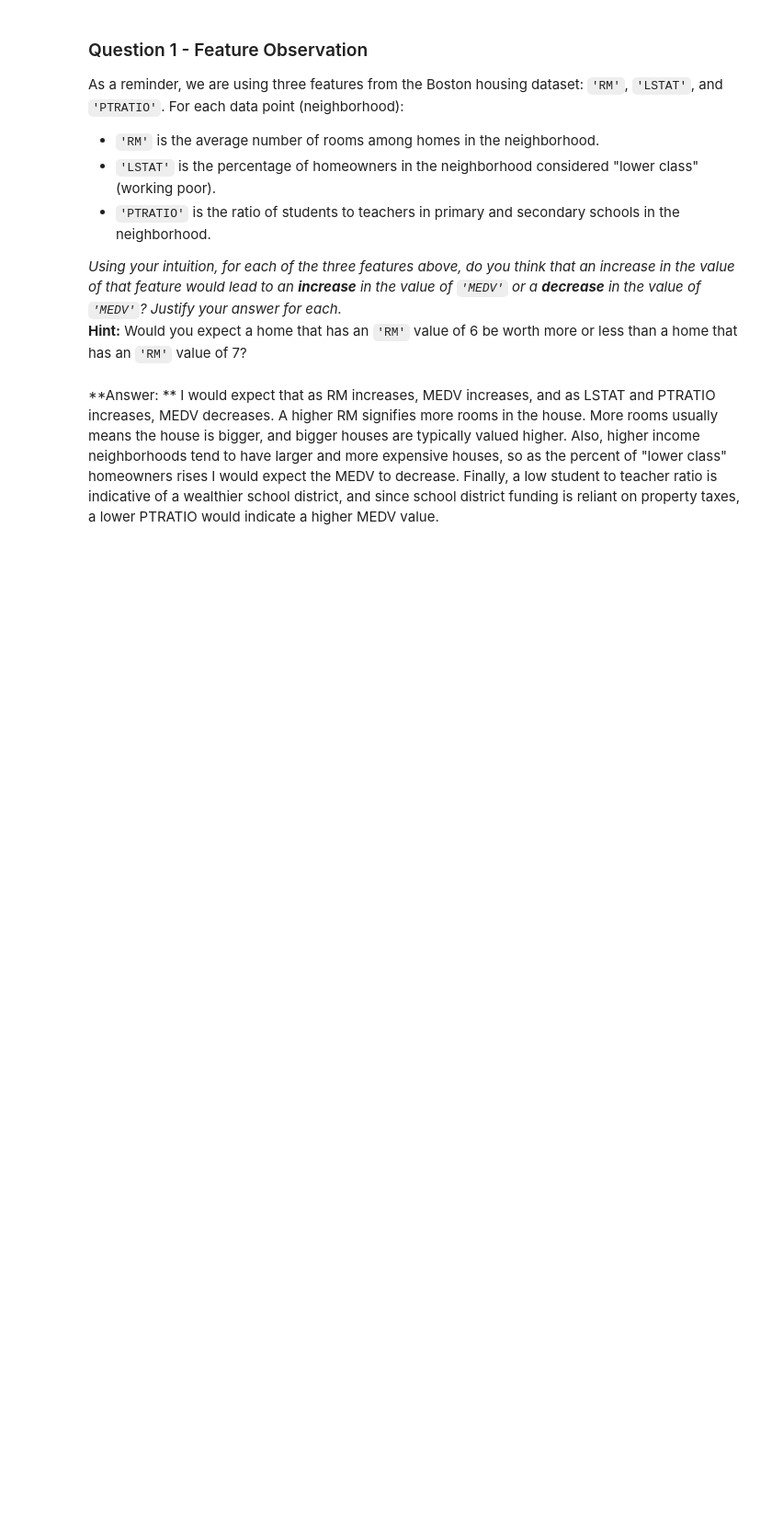
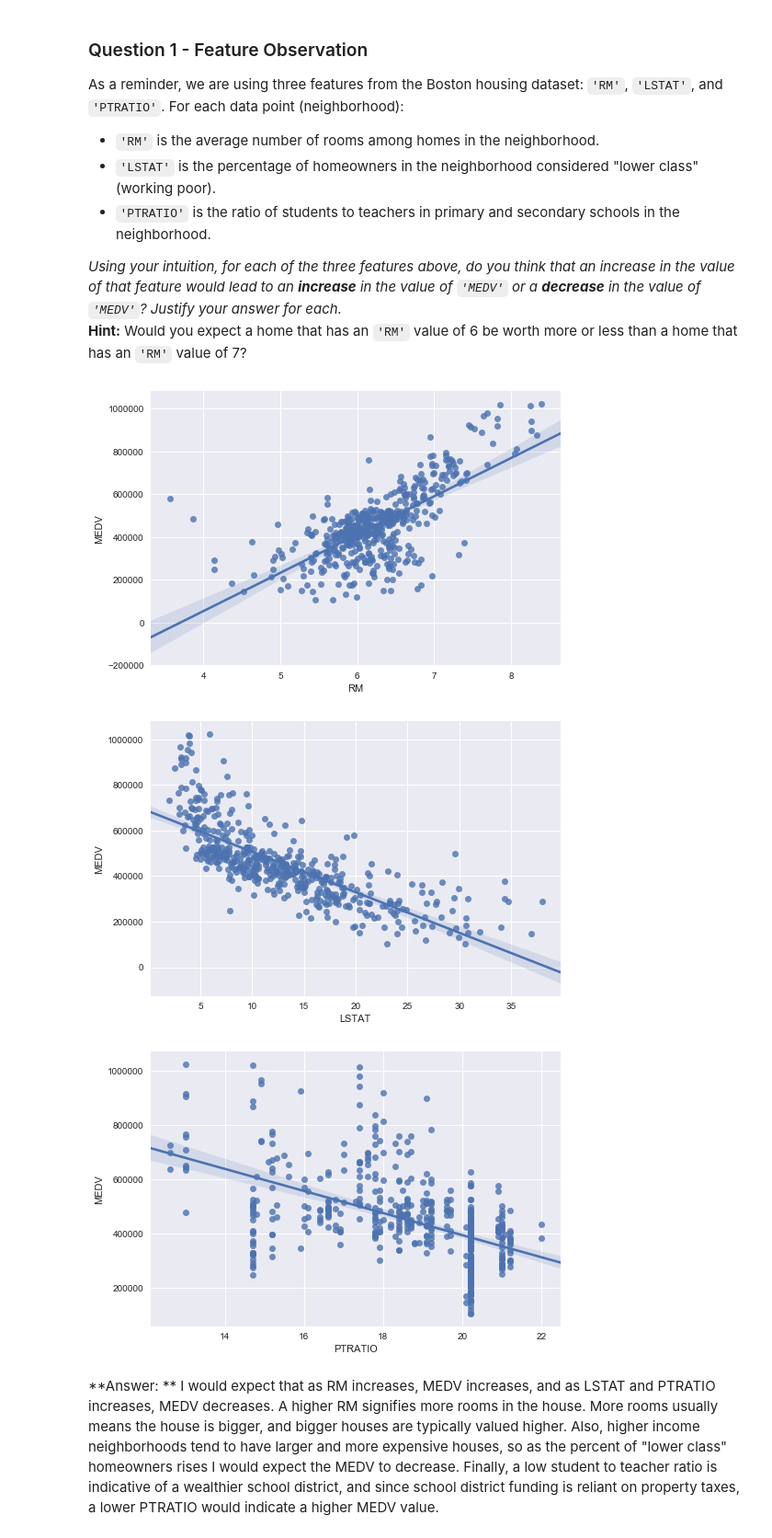
Before and after one commit to DrJefe/boston_housing, a Jupyter notebook: boston_housing.ipynb, the cells around one changed output. Shown: that part at 92% size. Saved outputs shown, nothing was run; the diff lists cells and outputs as text; code cells hidden in the pictures; blank space fills up the shorter version.

```diff
--- a/boston_housing.ipynb
+++ b/boston_housing.ipynb
@@ -92,6 +92,17 @@ As a reminder, we are using three features from the Boston housing dataset: `'RM
 
 _Using your intuition, for each of the three features above, do you think that an increase in the value of that feature would lead to an **increase** in the value of `'MEDV'` or a **decrease** in the value of `'MEDV'`? Justify your answer for each._
 **Hint:** Would you expect a home that has an `'RM'` value of 6 be worth more or less than a home that has an `'RM'` value of 7?
+# %%
+import matplotlib.pyplot as plt
+import seaborn as sns
+
+for var in ['RM', 'LSTAT', 'PTRATIO']:
+    sns.regplot(data[var], prices)
+    plt.show()
+# %% [output]
+[figure, added]
+[figure, added]
+[figure, added]
 # %% [markdown]
 **Answer: **  I would expect that as RM increases, MEDV increases, and as LSTAT and PTRATIO increases, MEDV decreases.  A higher RM signifies more rooms in the house.  More rooms usually means the house is bigger, and bigger houses are typically valued higher.  Also, higher income neighborhoods tend to have larger and more expensive houses, so as the percent of "lower class" homeowners rises I would expect the MEDV to decrease.  Finally, a low student to teacher ratio is indicative of a wealthier school district, and since school district funding is reliant on property taxes, a lower PTRATIO would indicate a higher MEDV value.
 # %% [markdown]
```
Also changed, not shown: parts of 7 cells of this notebook, 1 other file.
